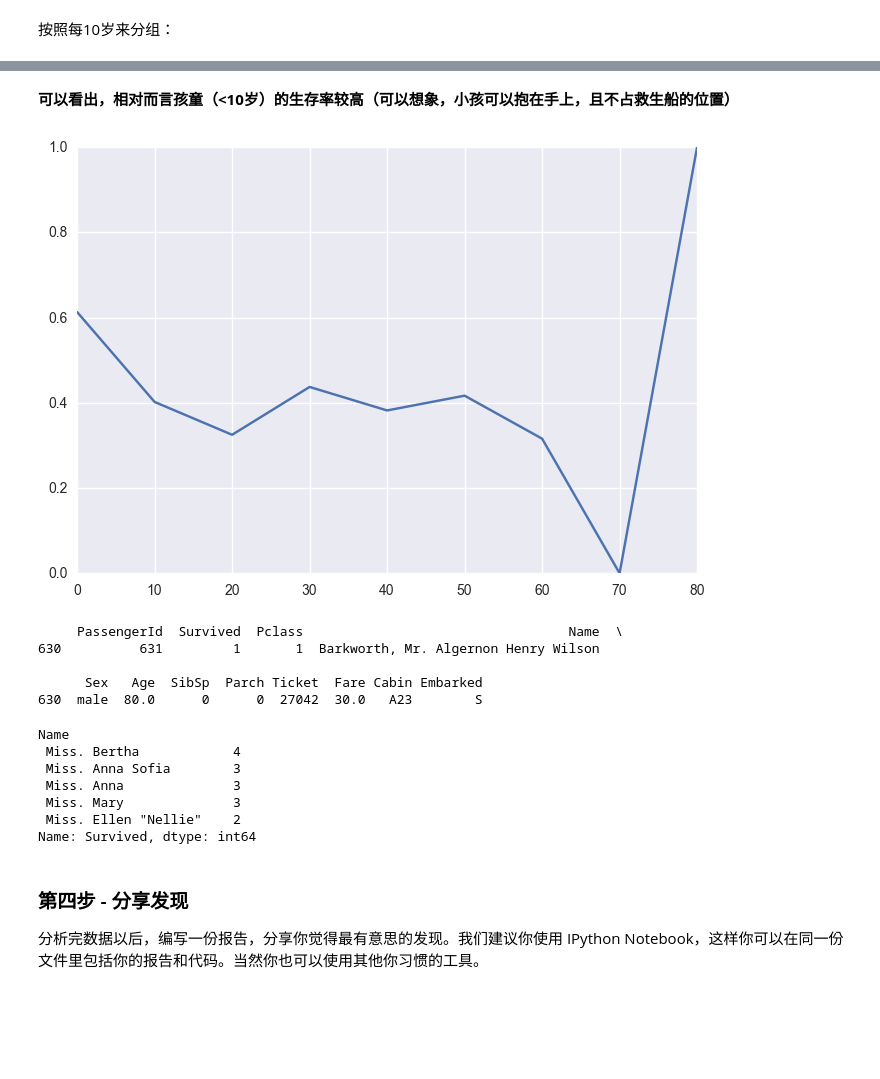
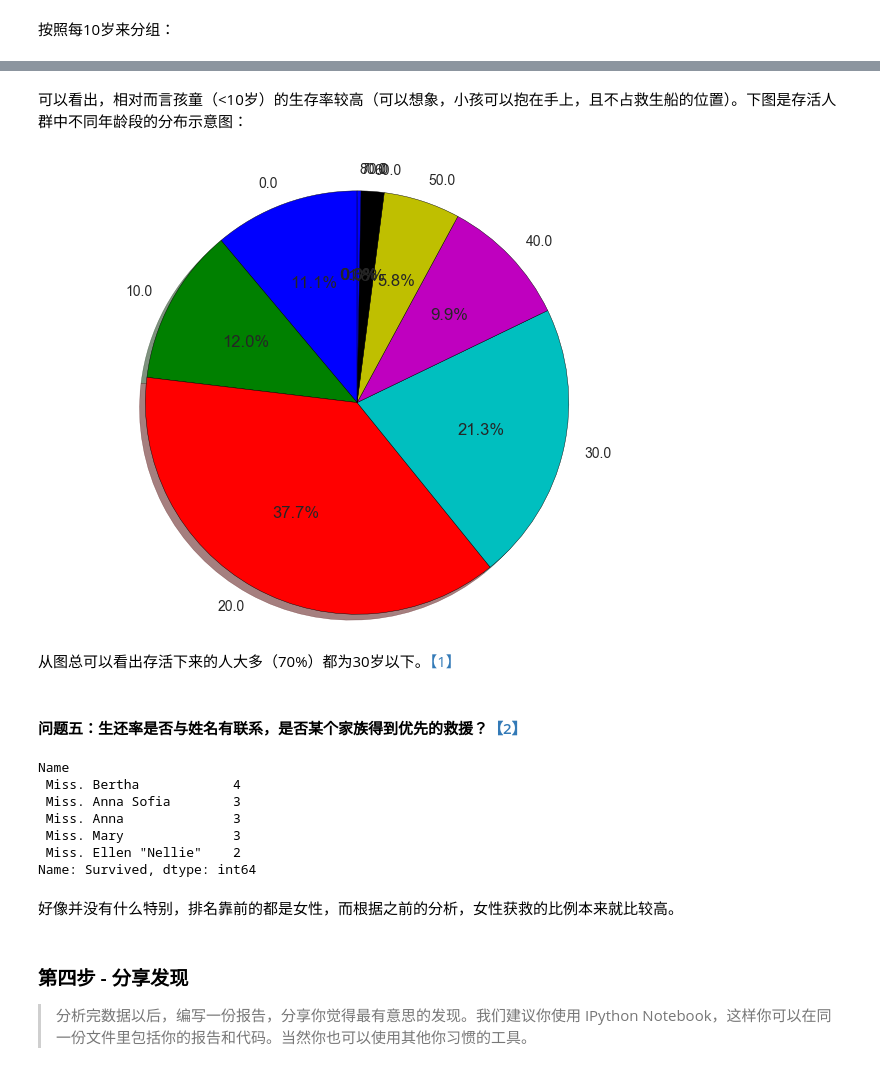
Before and after one commit to deCHN/DA-P2, a Jupyter notebook: titanic_data_explore.ipynb, the cells around one changed output, grey strips where cells are left out. Saved outputs shown, nothing was run; the diff lists cells and outputs as text; code cells hidden in the pictures; blank space fills up the shorter version.

```diff
--- a/titanic_data_explore.ipynb
+++ b/titanic_data_explore.ipynb
@@ -307,25 +302,16 @@ print '\nSurvival ratio in percentage %:\n', percentage * 100
 80.0    100.000000
 dtype: float64
 # %% [markdown]
-<b>可以看出，相对而言孩童（&lt;10岁）的生存率较高（可以想象，小孩可以抱在手上，且不占救生船的位置）</b>
+可以看出，相对而言孩童（&lt;10岁）的生存率较高（可以想象，小孩可以抱在手上，且不占救生船的位置）。下图是存活人群中不同年龄段的分布示意图：
-# %%
-plt.plot(percentage)
-plt.show()
-
-print df[df.Age==80]
-
-# Try to plot each 10years's statistic in boxplot, however the result is not so useful.
-#g0 = byAge10.Survived.get_group(0).values
-#g10 = byAge10.Survived.get_group(10).values
-#g20 = byAge10.Survived.get_group(20).values
-# ...
-#plt.boxplot([g0, g10, g20])
-#plt.show()
-# %% [output]
-[figure, removed]
-     PassengerId  Survived  Pclass                                  Name  \
-630          631         1       1  Barkworth, Mr. Algernon Henry Wilson
-
-      Sex   Age  SibSp  Parch Ticket  Fare Cabin Embarked
-630  male  80.0      0      0  27042  30.0   A23        S
+# %%
+agelb = byAge10.groups.keys()
+plt.pie(byAge10.Survived.sum(), labels=sorted(agelb), autopct='%1.1f%%', shadow=True, startangle=90)
+plt.axis('equal')
+plt.show()
+# %% [output]
+[figure, added]
+# %% [markdown]
+从图总可以看出存活下来的人大多（70%）都为30岁以下。<a id="refnote1" href="#note1" style="text-decoration: none">【1】</a>
+# %% [markdown]
+#### 问题五：生还率是否与姓名有联系，是否某个家族得到优先的救援？<a id="refnote2" href="#note2" style="text-decoration: none">【2】</a>
 # %%
@@ -342,11 +327,13 @@ Name
  Miss. Mary              3
  Miss. Ellen "Nellie"    2
 Name: Survived, dtype: int64
+# %% [markdown]
+好像并没有什么特别，排名靠前的都是女性，而根据之前的分析，女性获救的比例本来就比较高。
 # %% [markdown]
 
 
 ### 第四步 - 分享发现
-分析完数据以后，编写一份报告，分享你觉得最有意思的发现。我们建议你使用 IPython Notebook，这样你可以在同一份文件里包括你的报告和代码。当然你也可以使用其他你习惯的工具。
+>分析完数据以后，编写一份报告，分享你觉得最有意思的发现。我们建议你使用 IPython Notebook，这样你可以在同一份文件里包括你的报告和代码。当然你也可以使用其他你习惯的工具。
 # %% [markdown]
 通过以上对Titanic部分生还数据的分析，发现：
 * <b>头等舱及二等舱的女性几乎都能生还，而3等舱的男性则很难生还。</b>
```
Also changed, not shown: parts of 8 cells of this notebook.
